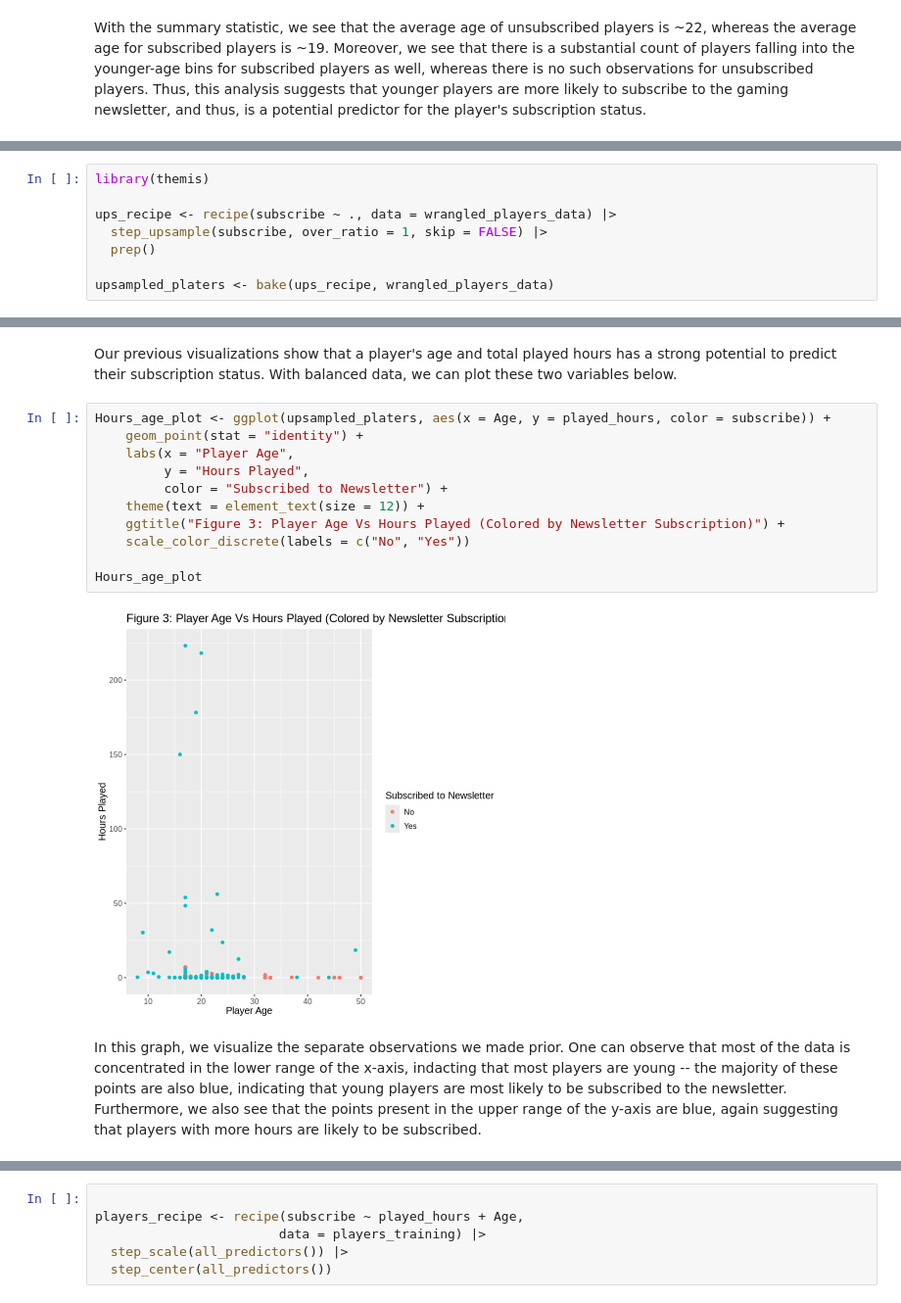
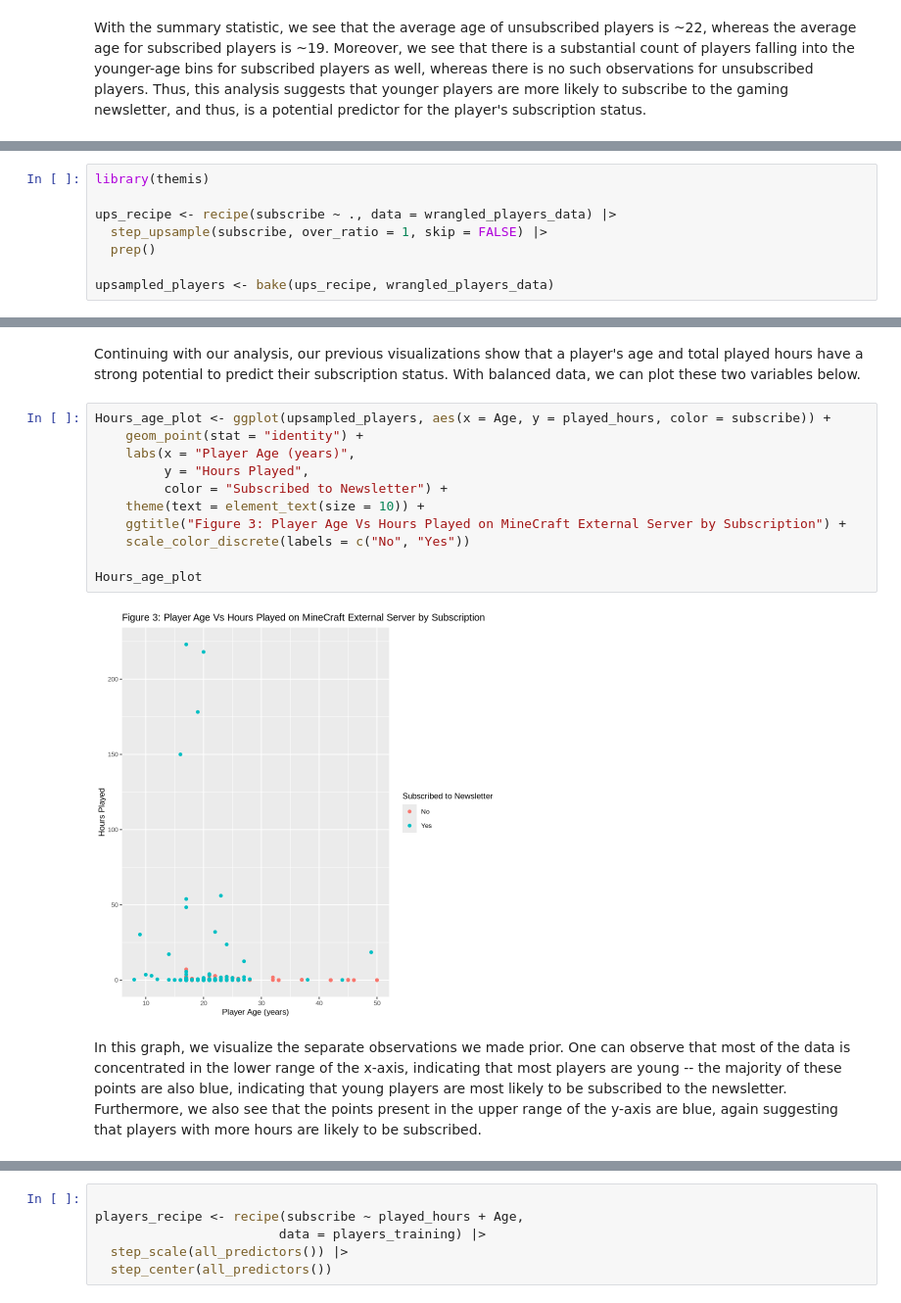
Before and after one commit to dilnadavi/DSCI100Project, a Jupyter notebook: Second Final Draft.ipynb, the cells around one changed output, grey strips where cells are left out. Shown at 98% size. Drawn from its saved outputs; the diff is of its cells as text.

```diff
--- a/Second Final Draft.ipynb
+++ b/Second Final Draft.ipynb
@@ -141,4 +141,4 @@ ups_recipe <- recipe(subscribe ~ ., data = wrangled_players_data) |>
   step_upsample(subscribe, over_ratio = 1, skip = FALSE) |>
   prep()
 
-upsampled_platers <- bake(ups_recipe, wrangled_players_data)
+upsampled_players <- bake(ups_recipe, wrangled_players_data)
@@ -145,18 +160,18 @@ upsampled_platers <- bake(ups_recipe, wrangled_players_data)
 # %% [markdown]
-Our previous visualizations show that a player's age and total played hours has a strong potential to predict their subscription status. With balanced data, we can plot these two variables below.
+Continuing with our analysis, our previous visualizations show that a player's age and total played hours have a strong potential to predict their subscription status. With balanced data, we can plot these two variables below.
 # %%
-Hours_age_plot <- ggplot(upsampled_platers, aes(x = Age, y = played_hours, color = subscribe)) +
+Hours_age_plot <- ggplot(upsampled_players, aes(x = Age, y = played_hours, color = subscribe)) +
     geom_point(stat = "identity") +
-    labs(x = "Player Age",
+    labs(x = "Player Age (years)",
          y = "Hours Played",
          color = "Subscribed to Newsletter") +
-    theme(text = element_text(size = 12)) +
-    ggtitle("Figure 3: Player Age Vs Hours Played (Colored by Newsletter Subscription)") +
+    theme(text = element_text(size = 10)) +
+    ggtitle("Figure 3: Player Age Vs Hours Played on MineCraft External Server by Subscription") +
     scale_color_discrete(labels = c("No", "Yes"))
 
 Hours_age_plot
 # %% [output]
-[figure, old version]
+[figure, new version]
 # %% [markdown]
-In this graph, we visualize the separate observations we made prior. One can observe that most of the data is concentrated in the lower range of the x-axis, indacting that most players are young -- the majority of these points are also blue, indicating that young players are most likely to be subscribed to the newsletter. Furthermore, we also see that the points present in the upper range of the y-axis are blue, again suggesting that players with more hours are likely to be subscribed.
+In this graph, we visualize the separate observations we made prior. One can observe that most of the data is concentrated in the lower range of the x-axis, indicating that most players are young -- the majority of these points are also blue, indicating that young players are most likely to be subscribed to the newsletter. Furthermore, we also see that the points present in the upper range of the y-axis are blue, again suggesting that players with more hours are likely to be subscribed.
 # %% [markdown]
```
Also changed, not shown: parts of 29 cells of this notebook.
